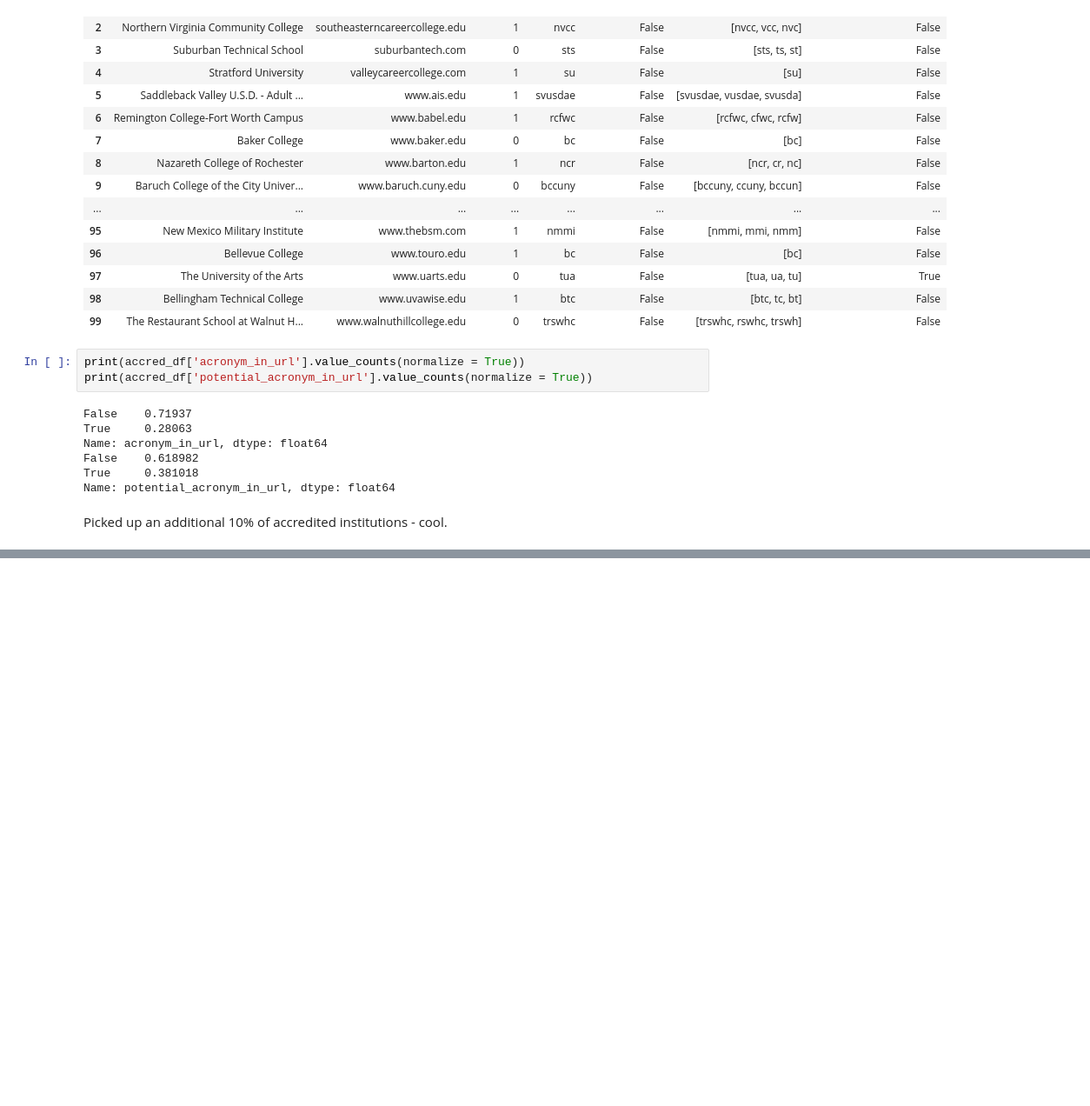
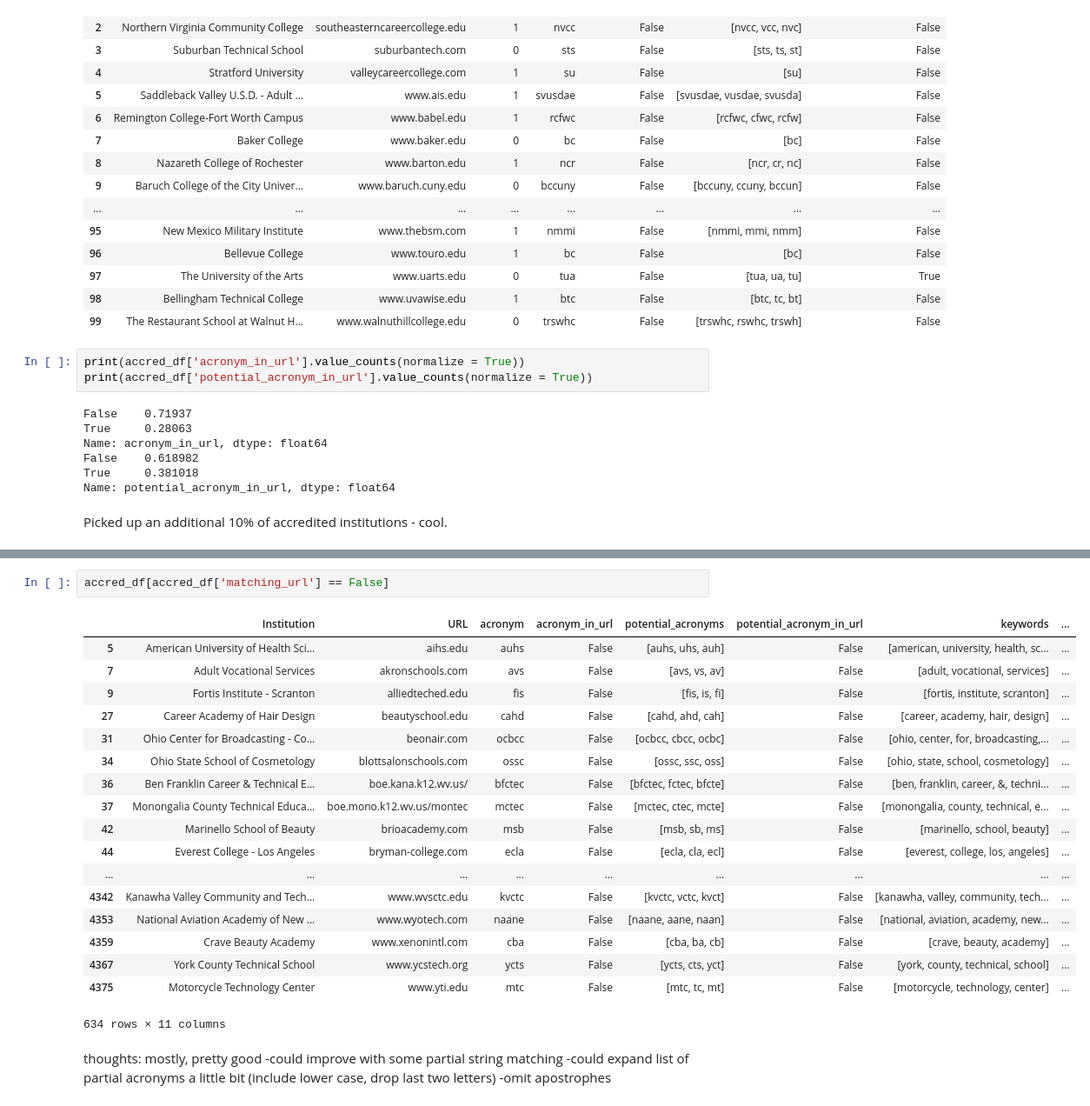
Before and after one commit to magratheazaphod/nextcaller, a Jupyter notebook: two_scratch.ipynb, the cells around one changed output, grey strips where cells are left out. Shown at 87% size. Cells and saved outputs as stored; diff of their text form; blank space fills up the shorter version.

Commit message:
nice progress with string matches

```diff
--- a/two_scratch.ipynb
+++ b/two_scratch.ipynb
@@ -232,0 +361,26 @@ Picked up an additional 10% of accredited institutions - cool.
+# %%
+accred_df[accred_df['matching_url'] == False]
+# %% [output]
+|  | Institution | URL | acronym | acronym_in_url | potential_acronyms | potential_acronym_in_url | keywords | ... |
+| 5 | American University of Health Sci... | aihs.edu | auhs | False | [auhs, uhs, auh] | False | [american, university, health, sc... | ... |
+| 7 | Adult Vocational Services | akronschools.com | avs | False | [avs, vs, av] | False | [adult, vocational, services] | ... |
+| 9 | Fortis Institute - Scranton | alliedteched.edu | fis | False | [fis, is, fi] | False | [fortis, institute, scranton] | ... |
+| 27 | Career Academy of Hair Design | beautyschool.edu | cahd | False | [cahd, ahd, cah] | False | [career, academy, hair, design] | ... |
+| 31 | Ohio Center for Broadcasting - Co... | beonair.com | ocbcc | False | [ocbcc, cbcc, ocbc] | False | [ohio, center, for, broadcasting,... | ... |
+| 34 | Ohio State School of Cosmetology | blottsalonschools.com | ossc | False | [ossc, ssc, oss] | False | [ohio, state, school, cosmetology] | ... |
+| 36 | Ben Franklin Career & Technical E... | boe.kana.k12.wv.us/ | bfctec | False | [bfctec, fctec, bfcte] | False | [ben, franklin, career, &, techni... | ... |
+| 37 | Monongalia County Technical Educa... | boe.mono.k12.wv.us/montec | mctec | False | [mctec, ctec, mcte] | False | [monongalia, county, technical, e... | ... |
+| 42 | Marinello School of Beauty | brioacademy.com | msb | False | [msb, sb, ms] | False | [marinello, school, beauty] | ... |
+| 44 | Everest College - Los Angeles | bryman-college.com | ecla | False | [ecla, cla, ecl] | False | [everest, college, los, angeles] | ... |
+| ... | ... | ... | ... | ... | ... | ... | ... | ... |
+| 4342 | Kanawha Valley Community and Tech... | www.wvsctc.edu | kvctc | False | [kvctc, vctc, kvct] | False | [kanawha, valley, community, tech... | ... |
+| 4353 | National Aviation Academy of New ... | www.wyotech.com | naane | False | [naane, aane, naan] | False | [national, aviation, academy, new... | ... |
+| 4359 | Crave Beauty Academy | www.xenonintl.com | cba | False | [cba, ba, cb] | False | [crave, beauty, academy] | ... |
+| 4367 | York County Technical School | www.ycstech.org | ycts | False | [ycts, cts, yct] | False | [york, county, technical, school] | ... |
+| 4375 | Motorcycle Technology Center | www.yti.edu | mtc | False | [mtc, tc, mt] | False | [motorcycle, technology, center] | ... |
+634 rows × 11 columns
+# %% [markdown]
+thoughts: mostly, pretty good
+-could improve with some partial string matching
+-could expand list of partial acronyms a little bit (include lower case, drop last two letters)
+-omit apostrophes
```
Also changed, not shown: parts of 18 cells of this notebook.
